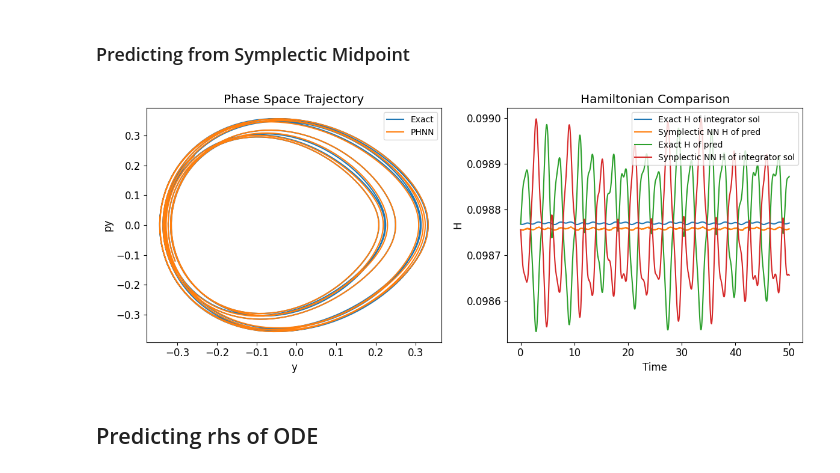
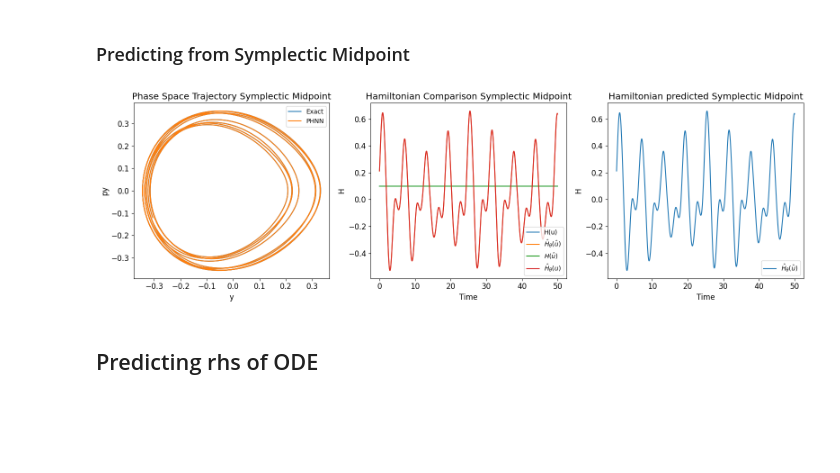
Before and after one commit to sannejamila/HamiltonianNeuralNetwork_HenonHeiles, a Jupyter notebook: HenonHeiles.ipynb, the cells around one changed output. Drawn from its saved outputs; the diff is of its cells as text; code cells hidden in the pictures; blank space fills up the shorter version.

```diff
--- a/HenonHeiles.ipynb
+++ b/HenonHeiles.ipynb
@@ -578,6 +639,9 @@ def train(model,integrator, train_data,val_data, optimizer,shuffle,loss_func=tor
             trainingdetails["val_loss"] = vloss
             trainingdetails["train_loss"] = avg_loss
 
+
+
+
      # Plot the loss curve
     plt.figure(figsize=(7, 4))
     plt.plot(loss_list, label = "Training Loss")
@@ -588,6 +652,10 @@ def train(model,integrator, train_data,val_data, optimizer,shuffle,loss_func=tor
     plt.ylabel('Loss')
     plt.title('Training Loss')
     plt.show()
+
+
+    #Saving model
+    save_model(epochs, model, optimizer, loss_list,model.act1,model.act2,integrator)
     return model,trainingdetails
 # %% [markdown]
 ## Training different solvers
@@ -613,11 +681,18 @@ def initial_condition(lam = 1):
 # %%
 T_max_train = 5
 nsamples_train = 100
-ntraj_train = 1750
+ntraj_train = 175
 T_max_val = T_max_train
 nsamples_val = nsamples_train
-ntraj_val = 750
-epochs = 200
+ntraj_val = 75
+#epochs = 200
+epochs = 5
+
+#act_1 = Sin()
+#act_2 = nn.Softplus()
+
+act_1 = PadeTypeActivation()
+act_2 = nn.Softplus()
 
 lr = 1e-3
 sys = HenonHeilesSystem()
@@ -840,7 +926,7 @@ t_val= np.linspace(0, T_max_val, nt_val + 1)
 (u_start, u_end, t_start, t_end, dt, u_ex), dudt, u_val,t, H0, u0s_val =  generate_data(system=sys,ntrajectories =ntraj_val, t_sample = t_val, integrator=integrator,  u0s=u0s_val)
 val_data = (u_start, u_end, t_start, t_end, dt, u_ex), dudt
 
-model_symp = PseudoHamiltonianNeuralNetwork(nstates = sys.nstates, S=sys.S,Hamiltonian_estimated = BaseHamiltonianNeuralNetwork(nstates=sys.nstates), initial_condition_sampler = initial_condition)
+model_symp = PseudoHamiltonianNeuralNetwork(nstates = sys.nstates, S=sys.S,Hamiltonian_estimated = BaseHamiltonianNeuralNetwork(nstates=sys.nstates, act_1 = act_1, act_2 = act_2), initial_condition_sampler = initial_condition)
 
 optimizer_symp = torch.optim.Adam(model_symp.parameters(), lr=lr)
 model_symp, trainingdetails_symp = train(model = model_symp,integrator = integrator, train_data = train_data, val_data = val_data,optimizer = optimizer_symp,shuffle=True, epochs = epochs)
@@ -869,43 +955,50 @@ integrator = "symplectic midpoint"
 u_phnn_symp, t_sample = model_symp.generate_trajectories(ntrajectories = ntrajectories, t_sample = t_sample,integrator = integrator,u0s=u0s)
 
 
-fig, ax = plt.subplots(1, 2, figsize=(12, 5))
+fig, ax = plt.subplots(1, 3, figsize=(16, 5))
 y, py = u_exact[0][:, 1], u_exact[0][:, 3]
 ax[0].plot(y, py, label="Exact")
 y, py = u_phnn_symp[0][:, 1], u_phnn_symp[0][:, 3]
 ax[0].plot(y, py, label="PHNN")
 ax[0].set_xlabel("y")
 ax[0].set_ylabel("py")
-ax[0].set_title("Phase Space Trajectory")
+ax[0].set_title("Phase Space Trajectory Symplectic Midpoint")
 ax[0].legend()
 
 
 H_exact = torch.tensor([sys.Hamiltonian(u) for u in u_exact.squeeze(0)])
 t = t_sample.squeeze(0)
 u_samples = u_phnn_symp.squeeze(0)
 #Computed estimated Hamiltonian from values for prediction
 H_symp_nn= torch.tensor([(model_symp.Hamiltonian(u)- model_symp.Hamiltonian(torch.tensor([[0.,  0.,  0.,  0.]])) )for u in u_samples])
 #Computed true Hamiltonian values for prediction
 H_exact_pred = torch.tensor([sys.Hamiltonian(u) for u in u_samples])
 
 #Computed NN Hamiltonian for exact
 H_nn_exact = torch.tensor([(model_symp.Hamiltonian(torch.tensor(u, dtype = torch.float32)) - model_symp.Hamiltonian(torch.tensor([[0., 0., 0., 0.]]))) for u in u_exact.squeeze(0)])
 
 
-ax[1].plot(t, H_exact, label="Exact H of integrator sol")
-ax[1].plot(t, H_symp_nn, label="Symplectic NN H of pred")
-ax[1].plot(t, H_exact_pred, label="Exact H of pred")
-ax[1].plot(t, H_nn_exact, label="Synplectic NN H of integrator sol")
+ax[1].plot(t, H_exact, label="H(u)")
+ax[1].plot(t, H_symp_nn, label=r"$\hat{H}_{\theta}(\hat u)$")
+ax[1].plot(t, H_exact_pred,  label=r"$H(\hat u)$")
+ax[1].plot(t, H_nn_exact, label=r"$\hat{H}_{\theta}(u)$")
 ax[1].set_xlabel("Time")
 ax[1].set_ylabel("H")
-ax[1].set_title("Hamiltonian Comparison")
+ax[1].set_title("Hamiltonian Comparison Symplectic Midpoint")
 ax[1].legend()
 
 
+
+ax[2].plot(t, H_symp_nn, label=r"$\hat{H}_{\theta}(\hat u)$")
+ax[2].set_xlabel("Time")
+ax[2].set_ylabel("H")
+ax[2].set_title("Hamiltonian predicted Symplectic Midpoint")
+ax[2].legend()
+
 plt.tight_layout()
 plt.show()
 # %% [output]
-[figure, old version]
+[figure, new version]
 # %% [markdown]
 ## Predicting rhs of ODE
 # %%
```
Also changed, not shown: parts of 24 cells of this notebook, 5 other files.
